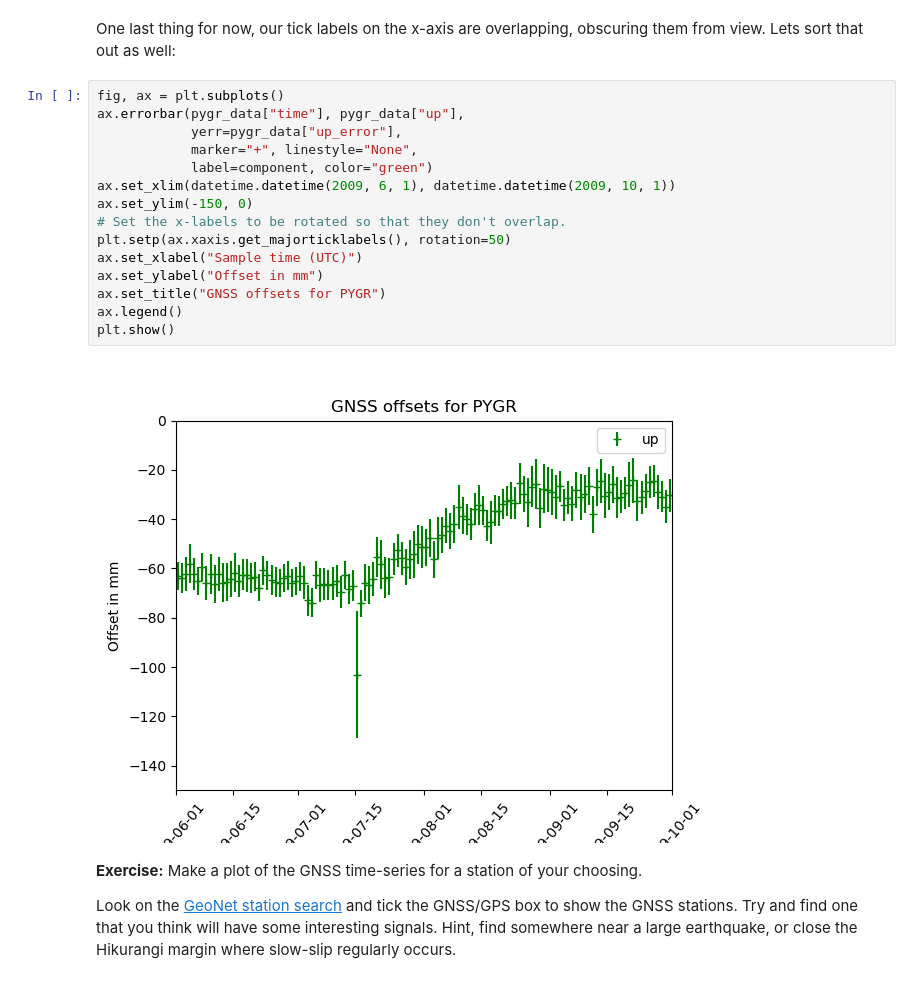
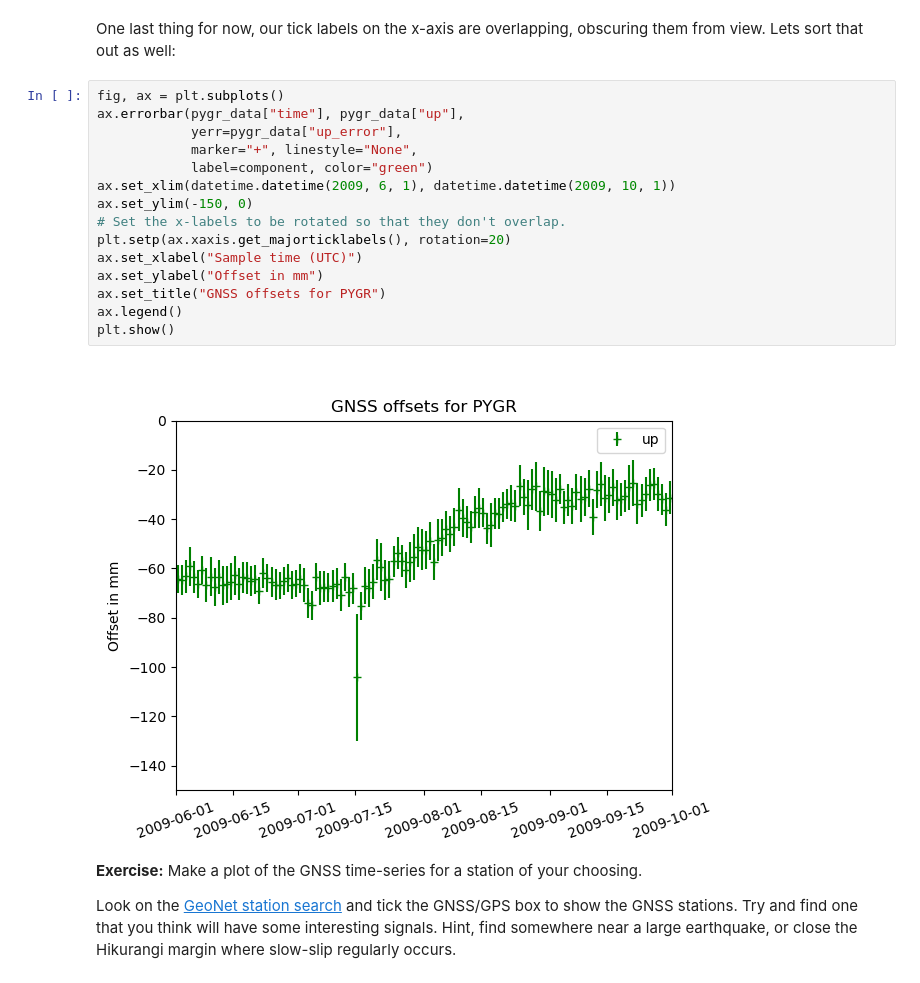
Before and after one commit to calum-chamberlain/ESCI451-Python, a Jupyter notebook: ESCI451_Module_2A.ipynb, the cells around one changed output. Cells and saved outputs as stored; diff of their text form.

```diff
--- a/ESCI451_Module_2A.ipynb
+++ b/ESCI451_Module_2A.ipynb
@@ -792,20 +843,20 @@ One last thing for now, our tick labels on the x-axis are overlapping, obscuring
 # %%
 fig, ax = plt.subplots()
 ax.errorbar(pygr_data["time"], pygr_data["up"],
             yerr=pygr_data["up_error"],
             marker="+", linestyle="None",
             label=component, color="green")
 ax.set_xlim(datetime.datetime(2009, 6, 1), datetime.datetime(2009, 10, 1))
 ax.set_ylim(-150, 0)
 # Set the x-labels to be rotated so that they don't overlap.
-plt.setp(ax.xaxis.get_majorticklabels(), rotation=50)
+plt.setp(ax.xaxis.get_majorticklabels(), rotation=20)
 ax.set_xlabel("Sample time (UTC)")
 ax.set_ylabel("Offset in mm")
 ax.set_title("GNSS offsets for PYGR")
 ax.legend()
 plt.show()
 # %% [output]
-[figure, old version]
+[figure, new version]
 # %% [markdown]
 **Exercise:** Make a plot of the GNSS time-series for a station of your choosing.
 
```
Also changed, not shown: parts of 26 cells of this notebook, 16 other files.
